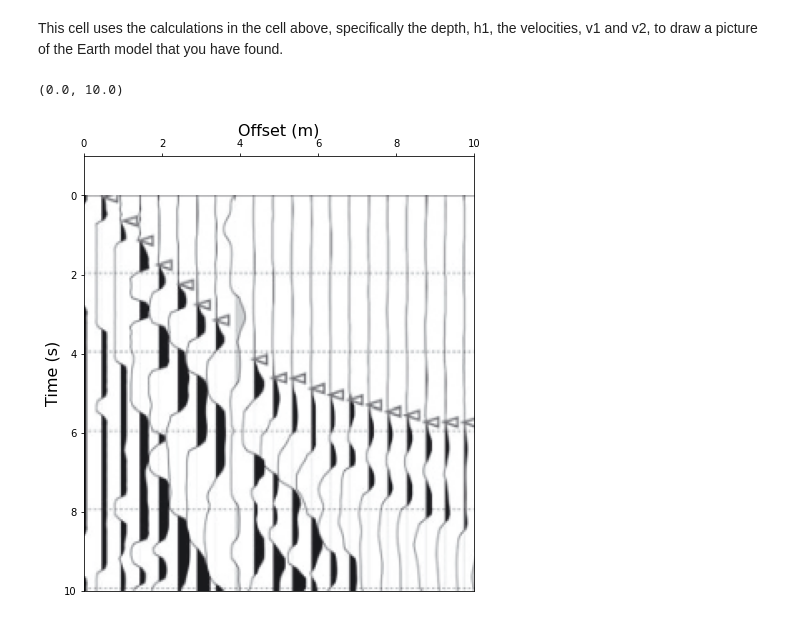
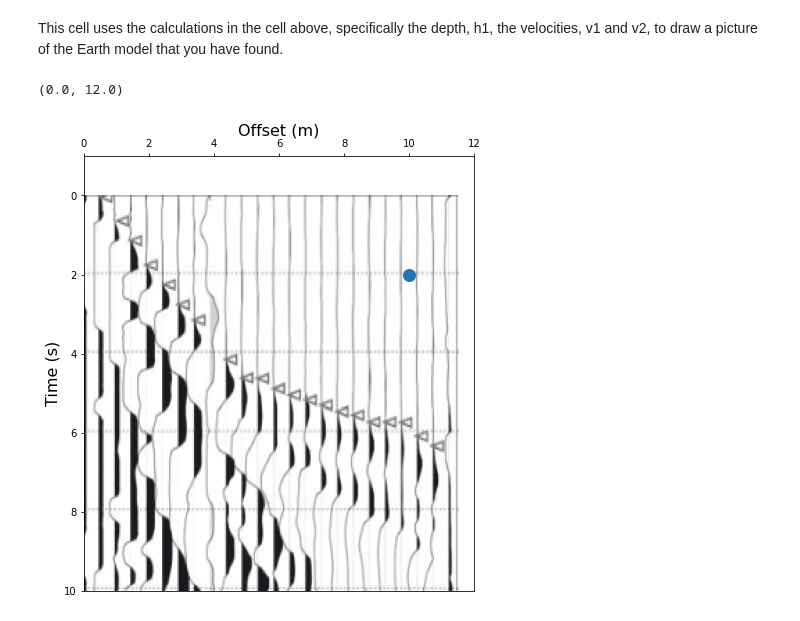
Before and after one commit to alisonmalcolm/EASC3170, a Jupyter notebook: Refraction/FitGlacierData_Refraction.ipynb, the cells around one changed output. Drawn from its saved outputs; the diff is of its cells as text; code cells hidden in the pictures.

Commit message:
fixed a typo in the plotting in fitting glacier data

```diff
--- a/Refraction/FitGlacierData_Refraction.ipynb
+++ b/Refraction/FitGlacierData_Refraction.ipynb
@@ -48,8 +48,8 @@ plt.gca().invert_yaxis()
 plt.gca().xaxis.set_label_position('top')
 plt.gca().xaxis.tick_top()
 # %%
-plotGlacPoint(datset=1,t=-2.0, x=-10.0,  ax=None)
-plt.xlim([0,10])
+plotGlacPoint(datset=1,t=2.0, x=10.0,  ax=None)
+plt.xlim([0,12])
 # %% [output]
-(0.0, 10.0)
+(0.0, 12.0)
-[figure, old version]
+[figure, new version]
```
